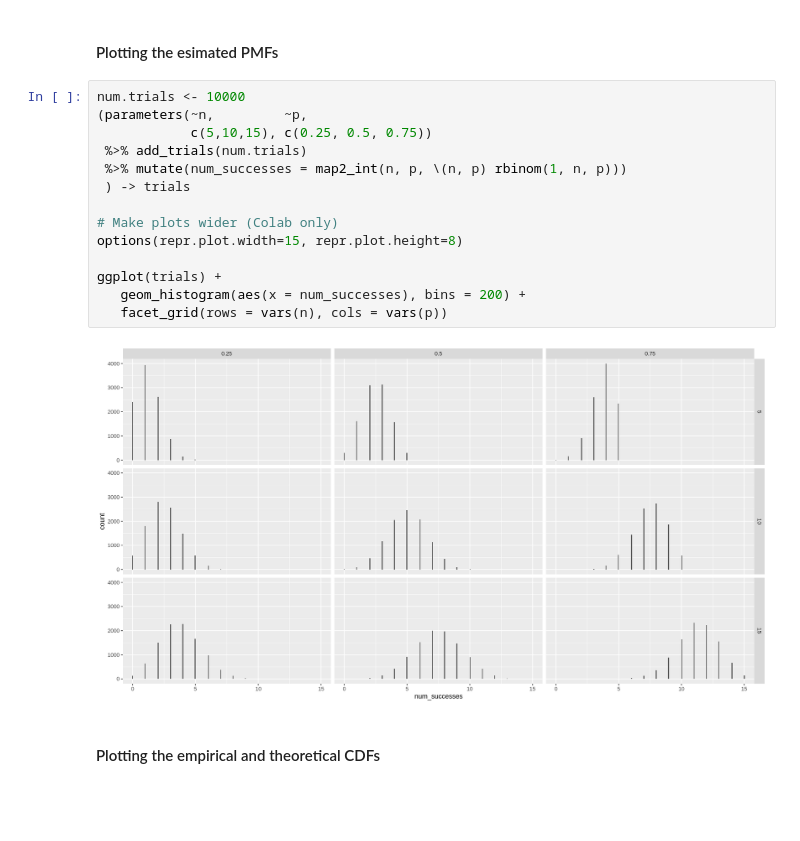
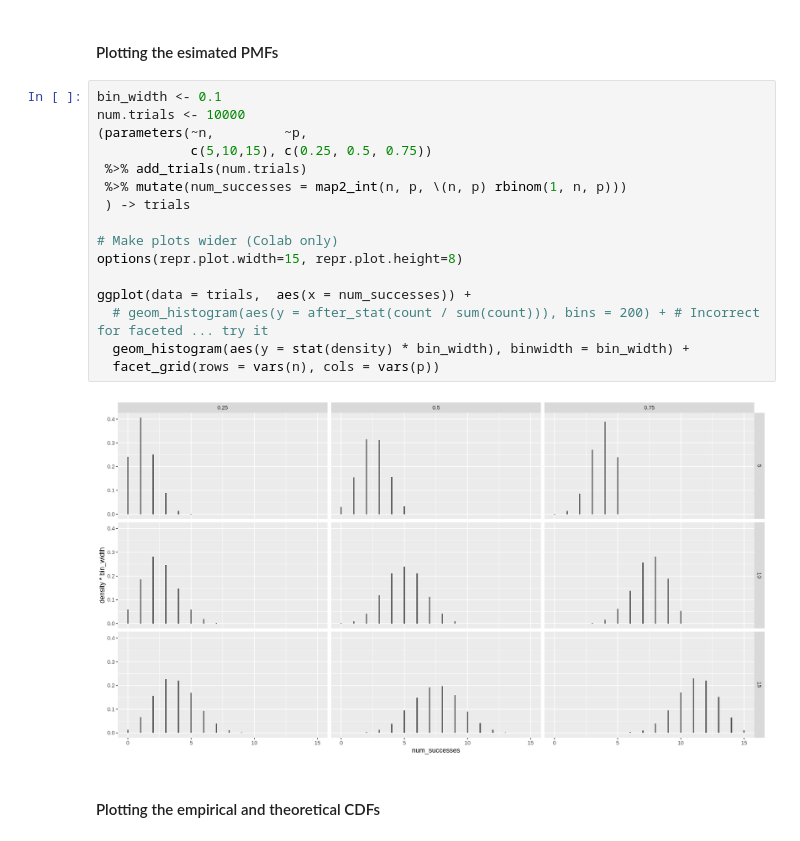
Before and after one commit to yardsale8/probability_simulations_in_R, a Jupyter notebook: 2_6_plotting_estimated_distributions.ipynb, the cells around one changed output. Drawn from its saved outputs; the diff is of its cells as text; blank space fills up the shorter version.

```diff
--- a/2_6_plotting_estimated_distributions.ipynb
+++ b/2_6_plotting_estimated_distributions.ipynb
@@ -342,21 +379,23 @@ Finally, suppose we want to visualized the estimated binomial distribution when
 # %% [markdown]
 #### Plotting the esimated PMFs
 # %%
+bin_width <- 0.1
 num.trials <- 10000
 (parameters(~n,         ~p,
             c(5,10,15), c(0.25, 0.5, 0.75))
  %>% add_trials(num.trials)
  %>% mutate(num_successes = map2_int(n, p, \(n, p) rbinom(1, n, p)))
  ) -> trials
 
 # Make plots wider (Colab only)
 options(repr.plot.width=15, repr.plot.height=8)
 
-ggplot(trials) +
-   geom_histogram(aes(x = num_successes), bins = 200) +
-   facet_grid(rows = vars(n), cols = vars(p))
+ggplot(data = trials,  aes(x = num_successes)) +
+  # geom_histogram(aes(y = after_stat(count / sum(count))), bins = 200) + # Incorrect for faceted ... try it
+  geom_histogram(aes(y = stat(density) * bin_width), binwidth = bin_width) +
+  facet_grid(rows = vars(n), cols = vars(p))
 # %% [output]
-[figure, old version]
+[figure, new version]
 # %% [markdown]
 #### Plotting the empirical and theoretical CDFs
 # %%
```
Also changed, not shown: parts of 13 cells of this notebook.
